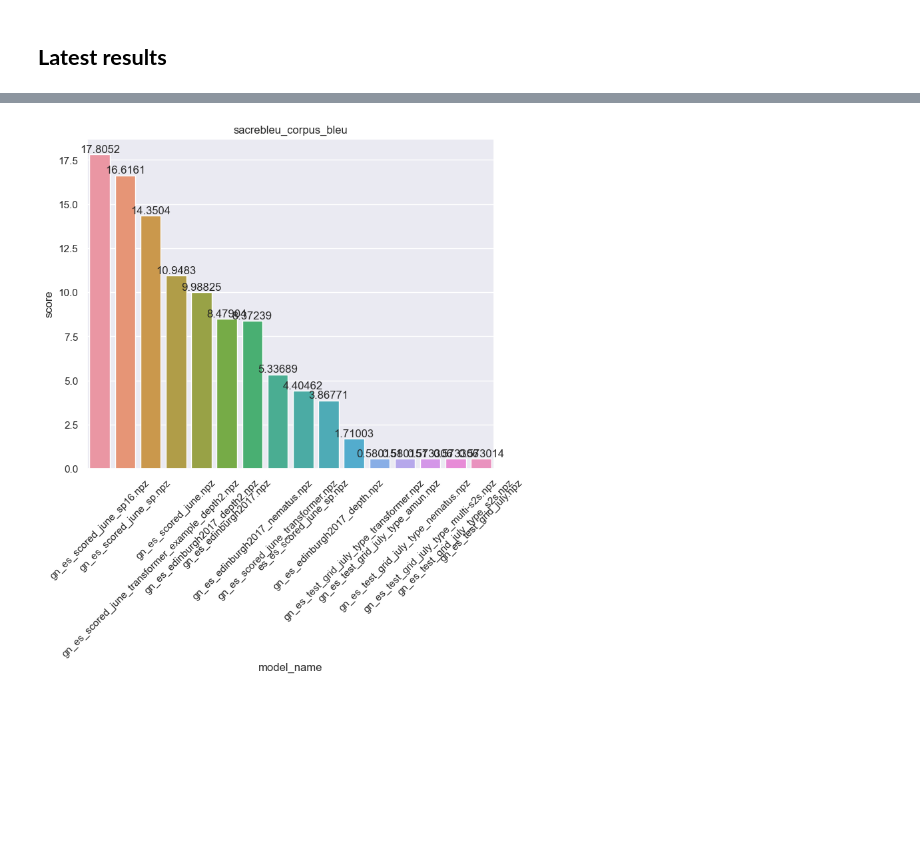
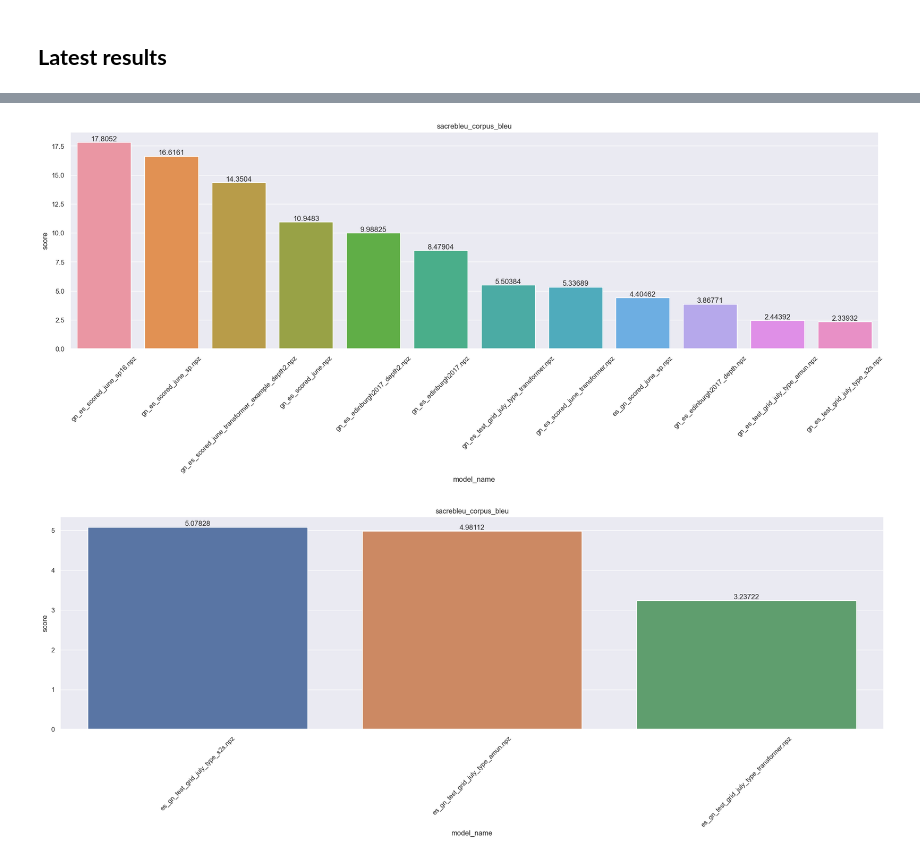
Before and after one commit to baladon-lucas-pardinas/NMT-Translation-gn-es, a Jupyter notebook: notebooks/metric_evaluation.ipynb, the cells around one changed output, grey strips where cells are left out. Saved outputs shown, nothing was run; the diff lists cells and outputs as text; code cells hidden in the pictures; blank space fills up the shorter version.

```diff
--- a/notebooks/metric_evaluation.ipynb
+++ b/notebooks/metric_evaluation.ipynb
@@ -81,0 +84,4 @@ results_df.tail()
+# %%
+def add_col_from_params(df: pd.DataFrame, col_name, col_value, param_name):
+    df.loc[df['parameters'].str.contains(param_name, regex=False), col_name] = col_value
+    return df
@@ -81,0 +90,5 @@ results_df.tail()
+# %%
+results_df['model_type'] = 'amun'
+model_format = "['{}']"
+results_df = add_col_from_params(results_df, 'model_type', 'transformer', model_format.format('transformer'))
+results_df = add_col_from_params(results_df, 'model_type', 's2s', model_format.format('s2s'))
@@ -82 +104,4 @@ results_df.tail()
+# %%
+gn_es_results = results_df[results_df['source'].str.contains('gn', regex=False)]
+es_gn_results = results_df[results_df['source'].str.contains('es', regex=False)]
 # %%
@@ -102,5 +113,7 @@ array(['gn_es_scored_june.npz', 'gn_es_edinburgh2017.npz',
 # %%
-plots.plot_max_score_by_model(results_df, metric='sacrebleu_corpus_bleu');
+plots.plot_max_score_by_model(gn_es_results, metric='sacrebleu_corpus_bleu');
+plots.plot_max_score_by_model(es_gn_results, metric='sacrebleu_corpus_bleu');
 # %% [output]
-[figure, old version]
+[figure, new version]
+[figure, added]
 # %%
```
Also changed, not shown: parts of 10 cells of this notebook, 6 other files.
